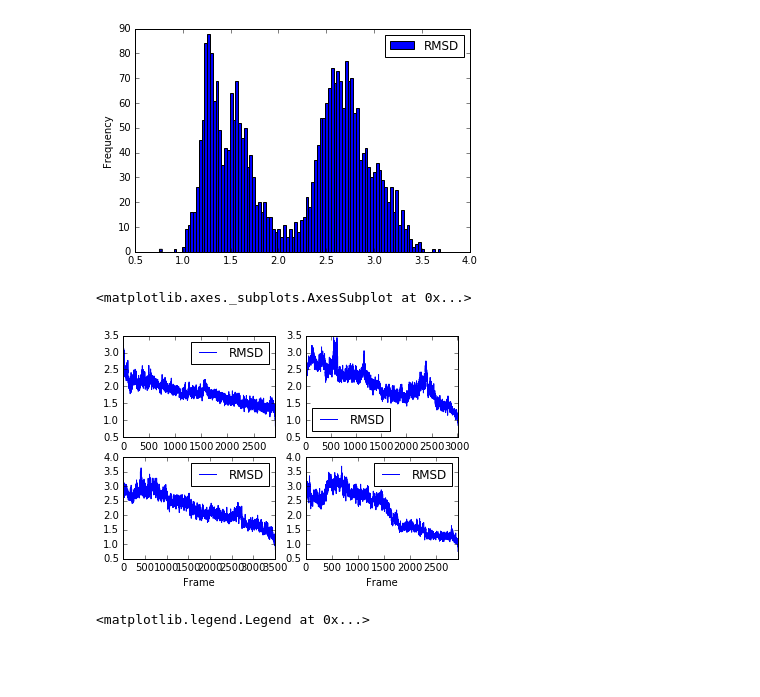
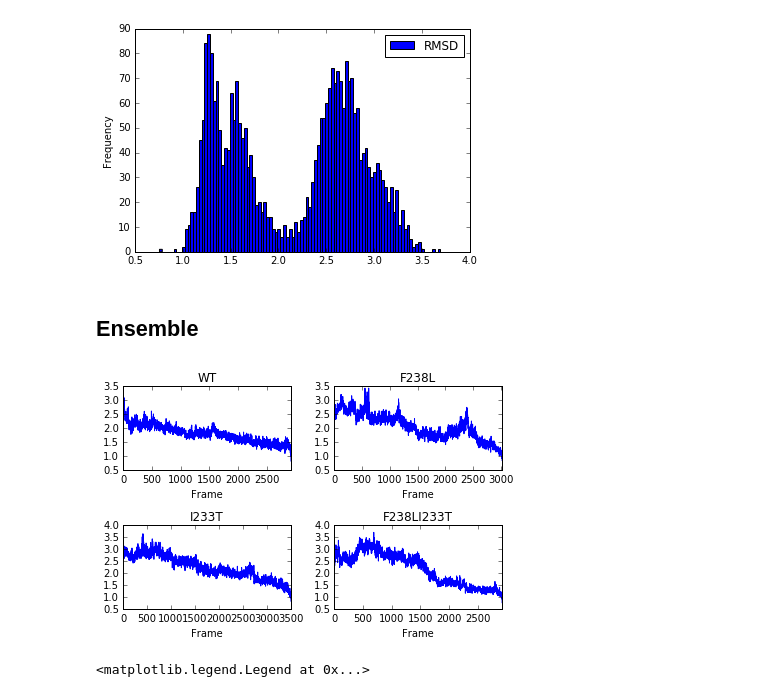
Before and after one commit to chemlove/md_data_analysis, a Jupyter notebook: rmsd_pandas.ipynb, the cells around one changed output. Saved outputs shown, nothing was run; the diff lists cells and outputs as text; code cells hidden in the pictures; blank space fills up the shorter version.

Commit message:
rmsd commit

```diff
--- a/rmsd_pandas.ipynb
+++ b/rmsd_pandas.ipynb
@@ -51,15 +51,17 @@ rmsd_F238LI233T.plot.hist(x='Frame',bins=100)
 <matplotlib.axes._subplots.AxesSubplot at 0x...>
 [figure]
 [figure]
+# %% [markdown]
+## Ensemble
 # %%
 fig, axes = plt.subplots(nrows=2, ncols=2)
-rmsd_4NPQ_BA1.plot(x='Frame', y='RMSD', ax=axes[0,0])
-rmsd_4NPQ_BA1_F238L.plot(x='Frame', y='RMSD', ax=axes[0,1])
-rmsd_4NPQ_BA1_I233T.plot(x='Frame', y='RMSD', ax=axes[1,0])
-rmsd_F238LI233T.plot(x='Frame', y='RMSD', ax=axes[1,1])
+rmsd_4NPQ_BA1.plot(x='Frame', y='RMSD', ax=axes[0,0],legend=False,title="WT")
+rmsd_4NPQ_BA1_F238L.plot(x='Frame', y='RMSD', ax=axes[0,1],legend=False,title="F238L")
+rmsd_4NPQ_BA1_I233T.plot(x='Frame', y='RMSD', ax=axes[1,0],legend=False,title="I233T")
+rmsd_F238LI233T.plot(x='Frame', y='RMSD', ax=axes[1,1],legend=False,title="F238LI233T")
+fig.tight_layout()
 # %% [output]
-<matplotlib.axes._subplots.AxesSubplot at 0x...>
-[figure, old version]
+[figure, new version]
 # %%
 fig, axes = plt.subplots(nrows=1, ncols=1)
 rmsd_4NPQ_BA1.plot(x='Frame', y='RMSD', ax=axes,alpha=0.7)
```
Also changed, not shown: parts of 1 cell of this notebook.
